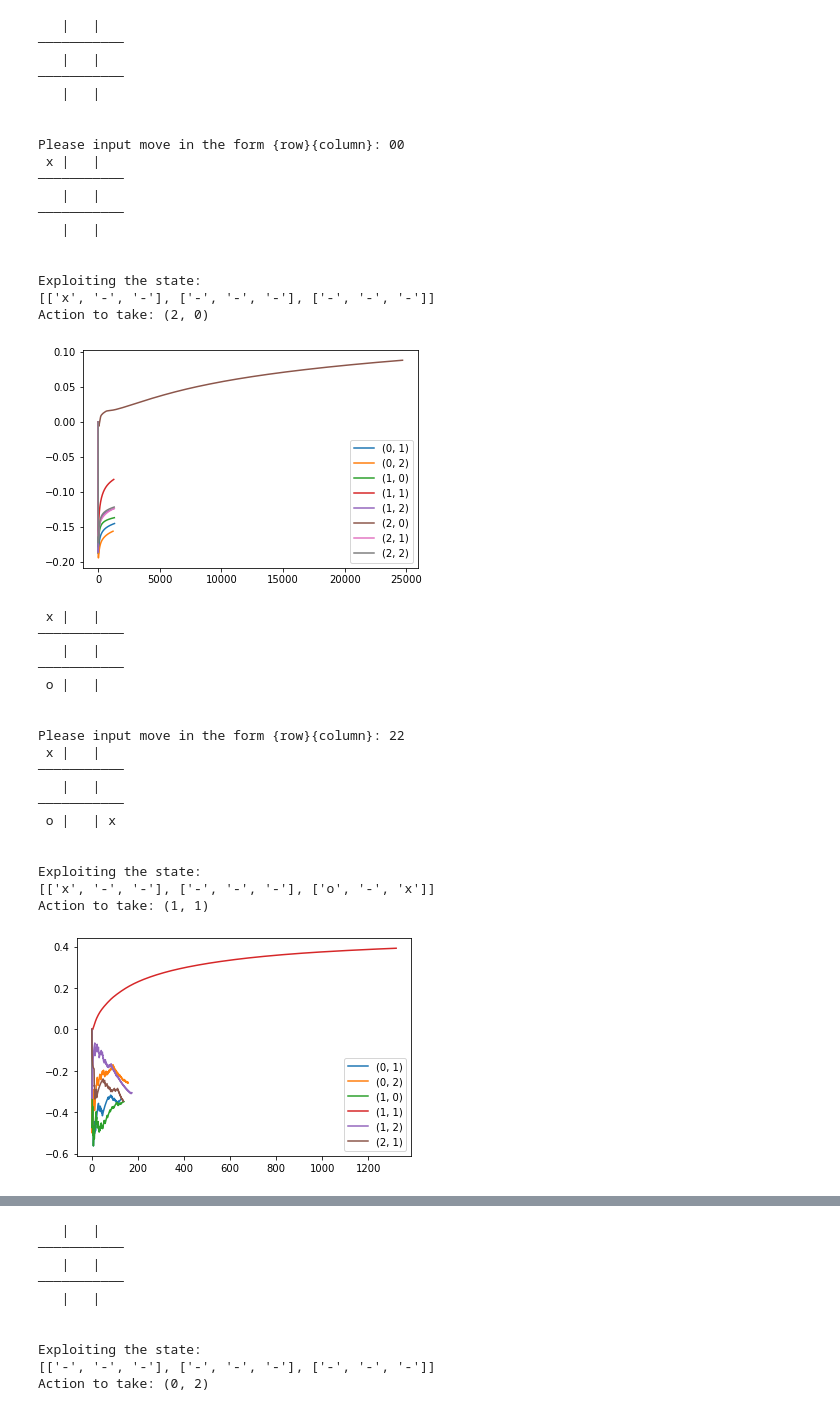
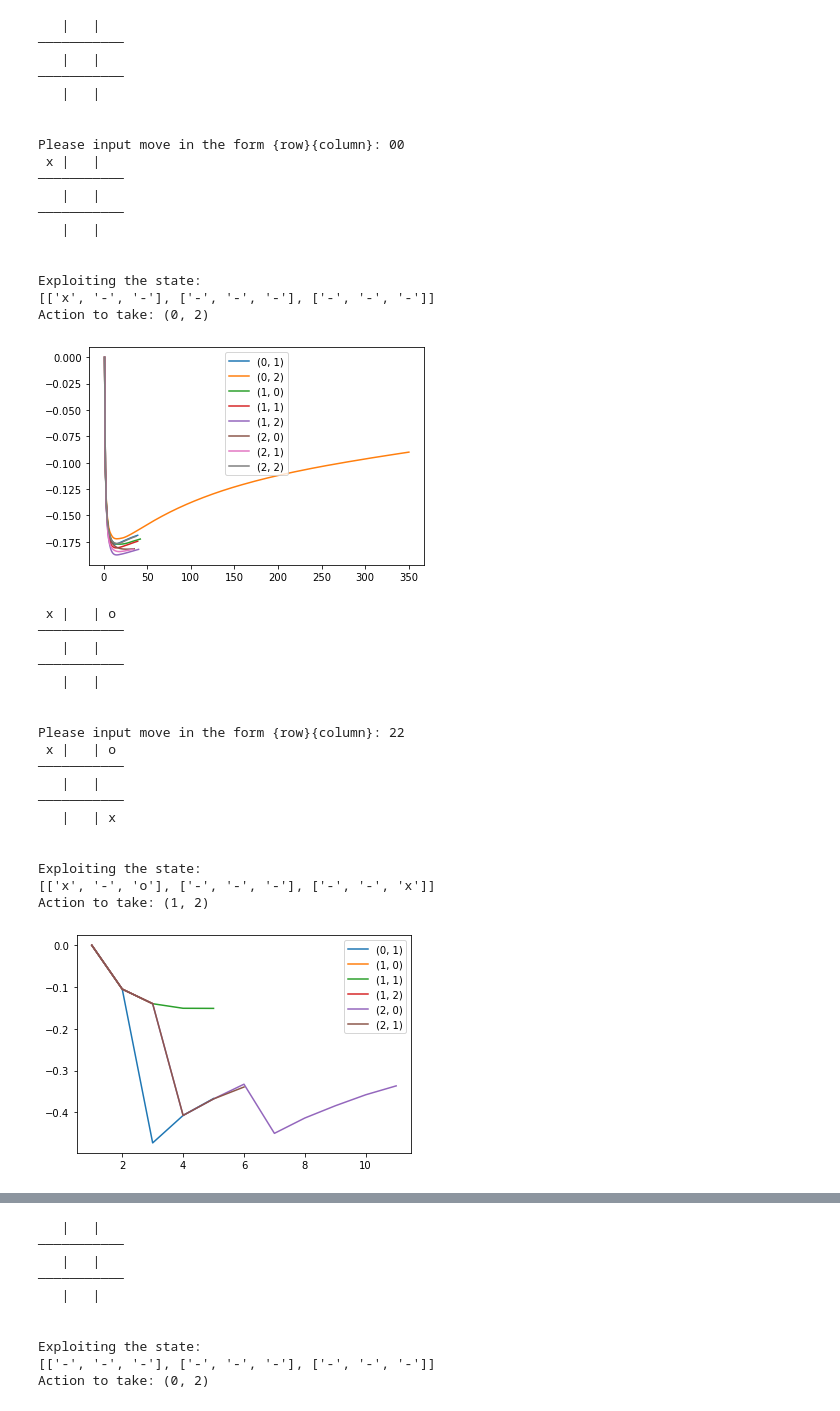
Before and after one commit to jackglawson/noughts-and-crosses-q-learning, a Jupyter notebook: blackboard.ipynb, the cells around one changed output, grey strips where cells are left out. Cells and saved outputs as stored; diff of their text form; code cells hidden in the pictures.

```diff
--- a/blackboard.ipynb
+++ b/blackboard.ipynb
@@ -13 +10,5 @@ s1, s2 = strategies
+# %%
+sx, so = strategies
+so.p.learning = False
+sx.p.learning = False
 # %%
@@ -45,43 +52,43 @@ action         q-value        hits
 # %%
 u = UserInput()
-game = Game(2, [u, s2])
-game.play(learning=False, narrate=True, explain=True)
+game = Game(2, [u, so])
+game.play(narrate=True, explain=True)
 # %% [output]
    |   |
 ───────────
    |   |
 ───────────
    |   |
 
 
 Please input move in the form {row}{column}: 00
  x |   |
 ───────────
    |   |
 ───────────
    |   |
 
 
 Exploiting the state:
 [['x', '-', '-'], ['-', '-', '-'], ['-', '-', '-']]
-Action to take: (2, 0)
+Action to take: (0, 2)
-[figure, old version]
+[figure, new version]
- x |   |
+ x |   | o
 ───────────
    |   |
 ───────────
- o |   |
+   |   |
 
 
 Please input move in the form {row}{column}: 22
- x |   |
+ x |   | o
 ───────────
    |   |
 ───────────
- o |   | x
+   |   | x
 
 
 Exploiting the state:
-[['x', '-', '-'], ['-', '-', '-'], ['o', '-', 'x']]
-Action to take: (1, 1)
+[['x', '-', 'o'], ['-', '-', '-'], ['-', '-', 'x']]
+Action to take: (1, 2)
-[figure, old version]
+[figure, new version]
```
Also changed, not shown: parts of 8 cells of this notebook, 7 other files.
